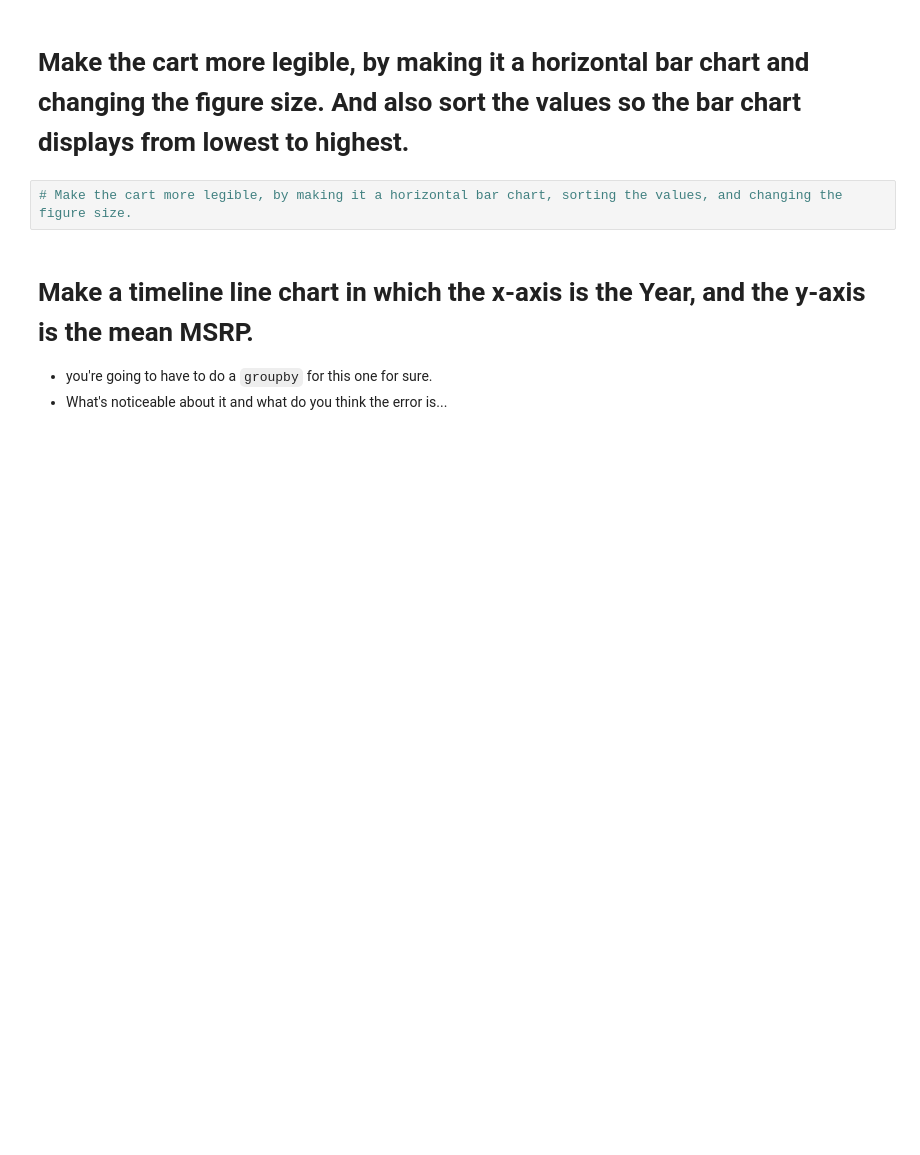
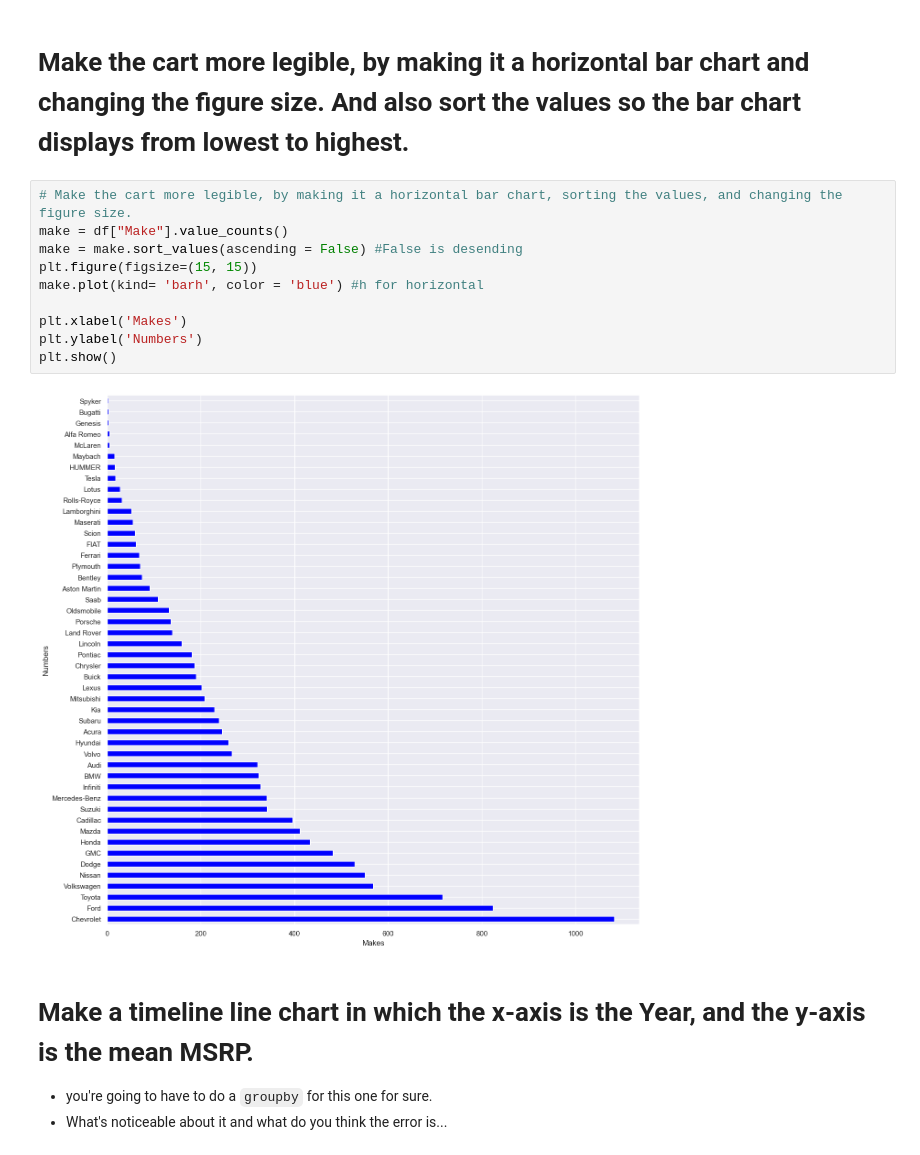
Before and after one commit to tanmima7887/My-fork-2023-fall-data-science-fridays, a Jupyter notebook: Week-02-Data-Viz-EDA/Exercise-TanmimAhmmed.ipynb, the cells around one changed output. Cells and saved outputs as stored; diff of their text form; blank space fills up the shorter version.

```diff
--- a/Week-02-Data-Viz-EDA/Exercise-TanmimAhmmed.ipynb
+++ b/Week-02-Data-Viz-EDA/Exercise-TanmimAhmmed.ipynb
@@ -95,6 +168,16 @@ _Brand of car is the `Make` of the car._
 # Make the cart more legible, by making it a horizontal bar chart and changing the figure size.  And also sort the values so the bar chart displays from lowest to highest.
 # %%
 # Make the cart more legible, by making it a horizontal bar chart, sorting the values, and changing the figure size.
+make = df["Make"].value_counts()
+make = make.sort_values(ascending = False) #False is desending
+plt.figure(figsize=(15, 15))
+make.plot(kind= 'barh', color = 'blue') #h for horizontal
+
+plt.xlabel('Makes')
+plt.ylabel('Numbers')
+plt.show()
+# %% [output]
+[figure, added]
 # %% [markdown]
 # Make a timeline line chart in which the x-axis is the Year, and the y-axis is the mean MSRP.
 * you're going to have to do a `groupby` for this one for sure.
```
Also changed, not shown: parts of 20 cells of this notebook.
